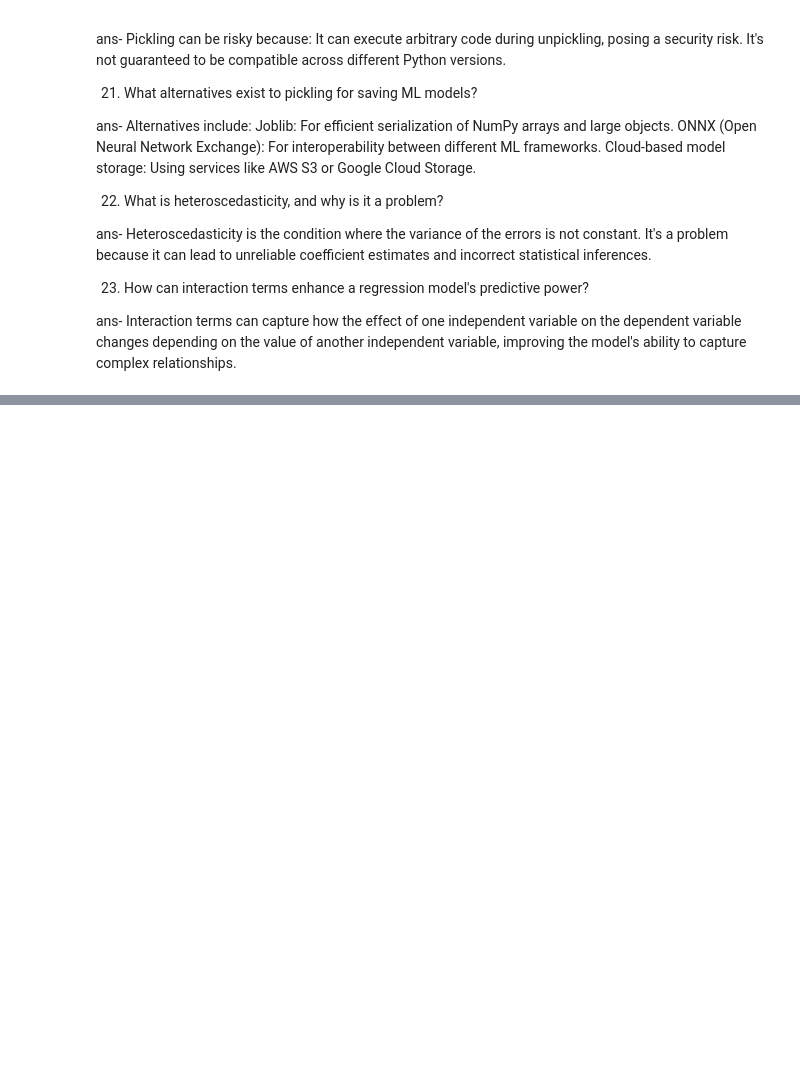
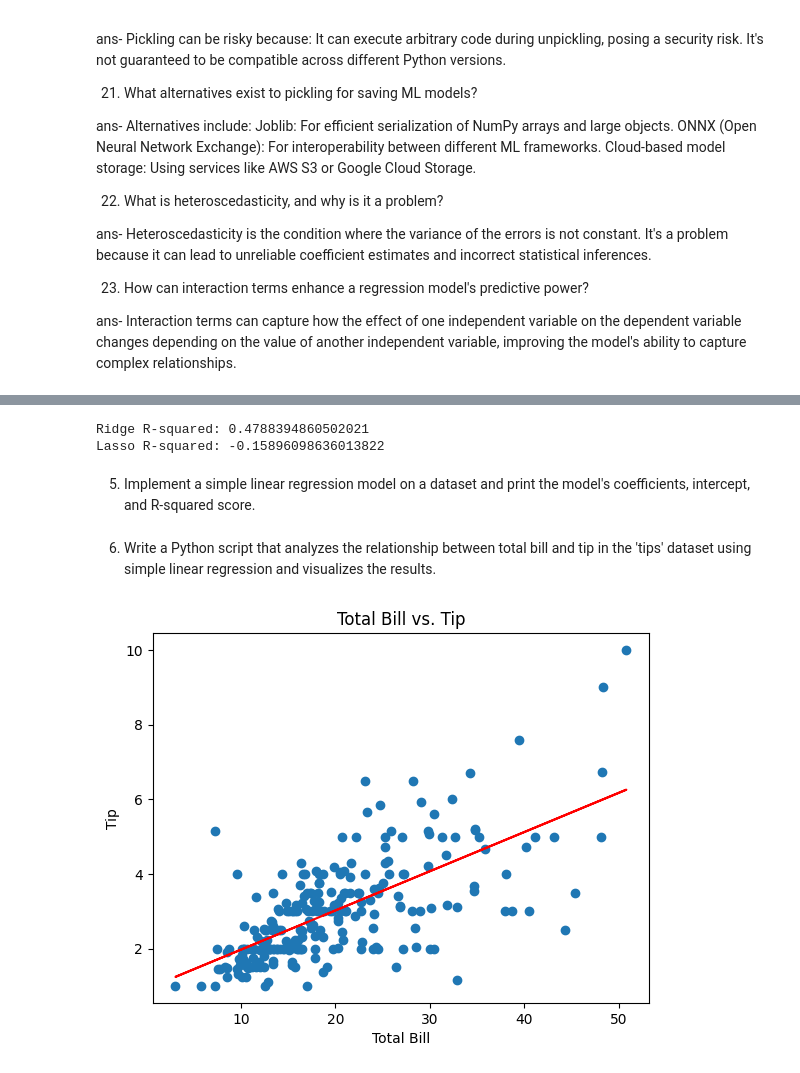
Before and after one commit to AenaMajumder/Assignment-Linear-regression-and-evaluation-metrics, a Jupyter notebook: Assignment_Linear_regression_and_evaluation_metrics.ipynb, the cells around one changed output, grey strips where cells are left out. Drawn from its saved outputs; the diff is of its cells as text; code cells hidden in the pictures; blank space fills up the shorter version.

```diff
--- a/Assignment_Linear_regression_and_evaluation_metrics.ipynb
+++ b/Assignment_Linear_regression_and_evaluation_metrics.ipynb
@@ -127,0 +207,33 @@ ans- Interaction terms can capture how the effect of one independent variable on
+# %%
+from sklearn.preprocessing import StandardScaler
+from sklearn.pipeline import Pipeline
+from sklearn.linear_model import Ridge, Lasso
+from sklearn.metrics import r2_score
+
+ridge_pipeline = Pipeline([
+    ('scaler', StandardScaler()),
+    ('ridge', Ridge())
+])
+
+lasso_pipeline = Pipeline([
+    ('scaler', StandardScaler()),
+    ('lasso', Lasso())
+])
+
+
+ridge_pipeline.fit(X_train, y_train)
+ridge_pred = ridge_pipeline.predict(X_test)
+ridge_r2 = r2_score(y_test, ridge_pred)
+print(f'Ridge R-squared: {ridge_r2}')
+
+
+lasso_pipeline.fit(X_train, y_train)
+lasso_pred = lasso_pipeline.predict(X_test)
+lasso_r2 = r2_score(y_test, lasso_pred)
+print(f'Lasso R-squared: {lasso_r2}')
+# %% [output]
+Ridge R-squared: 0.4788394860502021
+Lasso R-squared: -0.15896098636013822
+# %% [markdown]
+5. Implement a simple linear regression model on a dataset and print the model's coefficients, intercept, and
+R-squared score.
@@ -127,0 +249,22 @@ ans- Interaction terms can capture how the effect of one independent variable on
+# %% [markdown]
+6. Write a Python script that analyzes the relationship between total bill and tip in the 'tips' dataset using
+simple linear regression and visualizes the results.
+# %%
+tips = sns.load_dataset('tips')
+
+X_tips = tips[['total_bill']]
+y_tips = tips['tip']
+
+
+model_tips = LinearRegression()
+model_tips.fit(X_tips, y_tips)
+
+
+plt.scatter(X_tips, y_tips)
+plt.plot(X_tips, model_tips.predict(X_tips), color='red')
+plt.xlabel('Total Bill')
+plt.ylabel('Tip')
+plt.title('Total Bill vs. Tip')
+plt.show()
+# %% [output]
+[figure, added]
```
Also changed, not shown: parts of 47 cells of this notebook.
